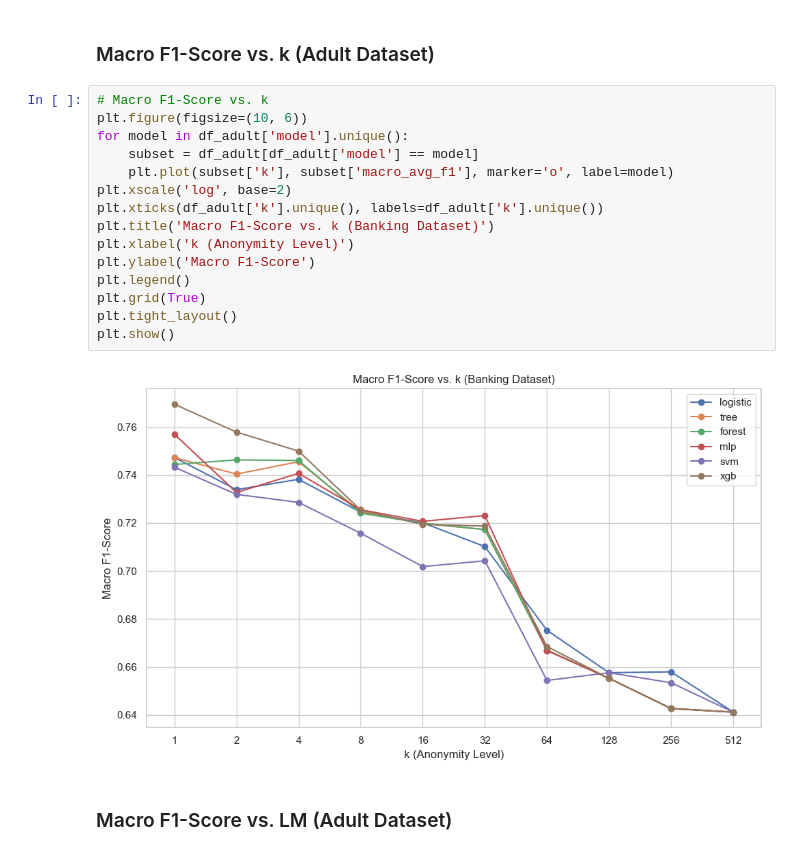
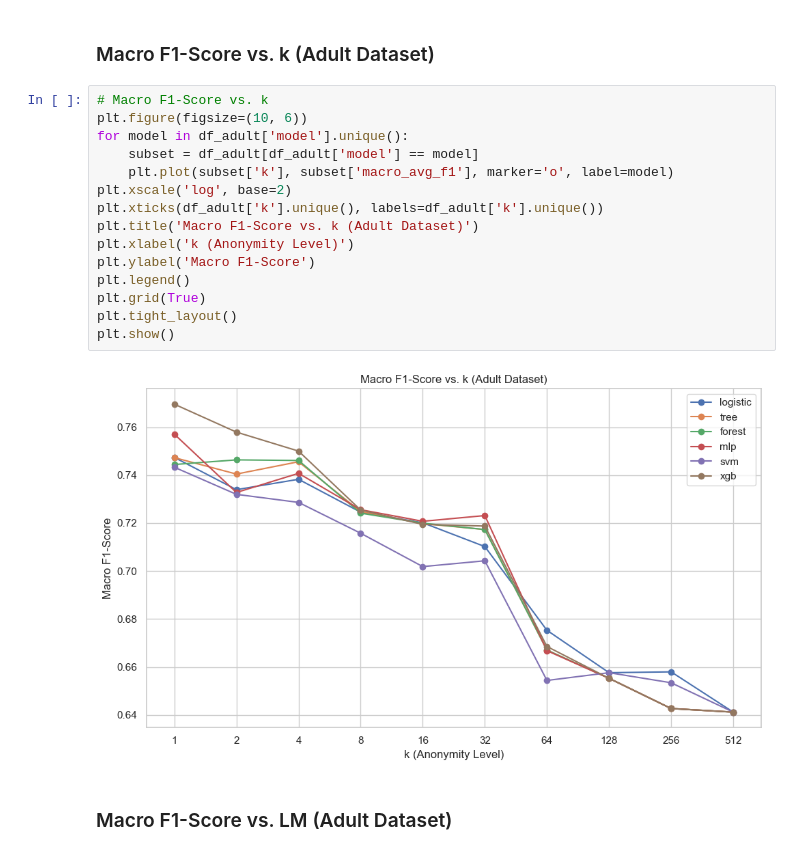
Before and after one commit to idilissever/comp430project, a Jupyter notebook: data_visualizations/adult_dataset_analysis.ipynb, the cells around one changed output. Saved outputs shown, nothing was run; the diff lists cells and outputs as text.

```diff
--- a/data_visualizations/adult_dataset_analysis.ipynb
+++ b/data_visualizations/adult_dataset_analysis.ipynb
@@ -77,20 +77,20 @@ plt.show()
 # %%
 # Macro F1-Score vs. k
 plt.figure(figsize=(10, 6))
 for model in df_adult['model'].unique():
     subset = df_adult[df_adult['model'] == model]
     plt.plot(subset['k'], subset['macro_avg_f1'], marker='o', label=model)
 plt.xscale('log', base=2)
 plt.xticks(df_adult['k'].unique(), labels=df_adult['k'].unique())
-plt.title('Macro F1-Score vs. k (Banking Dataset)')
+plt.title('Macro F1-Score vs. k (Adult Dataset)')
 plt.xlabel('k (Anonymity Level)')
 plt.ylabel('Macro F1-Score')
 plt.legend()
 plt.grid(True)
 plt.tight_layout()
 plt.show()
 # %% [output]
-[figure, old version]
+[figure, new version]
 # %% [markdown]
 ### Macro F1-Score vs. LM (Adult Dataset)
 # %%
```
Also changed, not shown: parts of 5 cells of this notebook, 19 other files.
